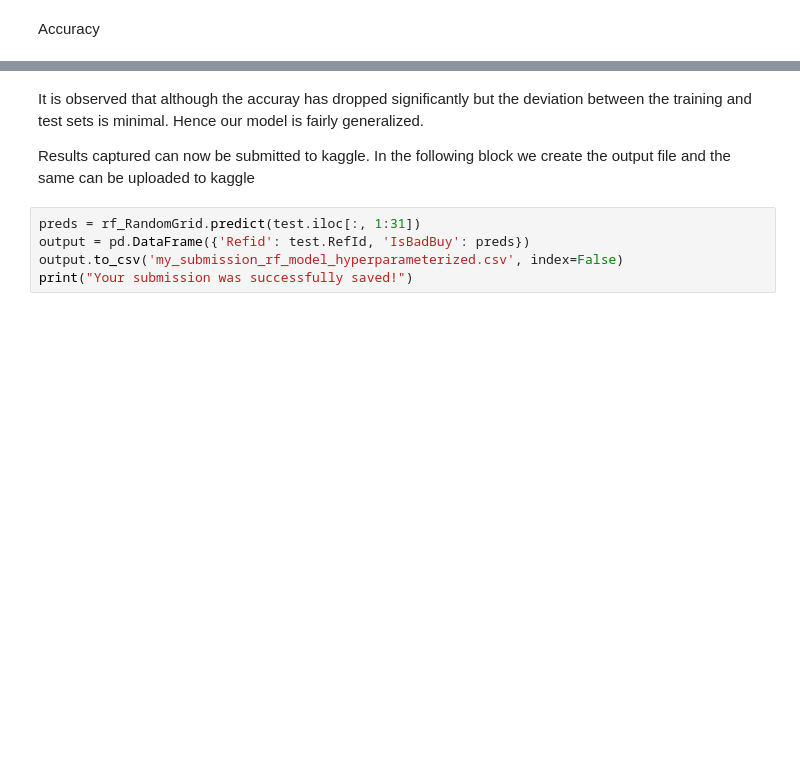
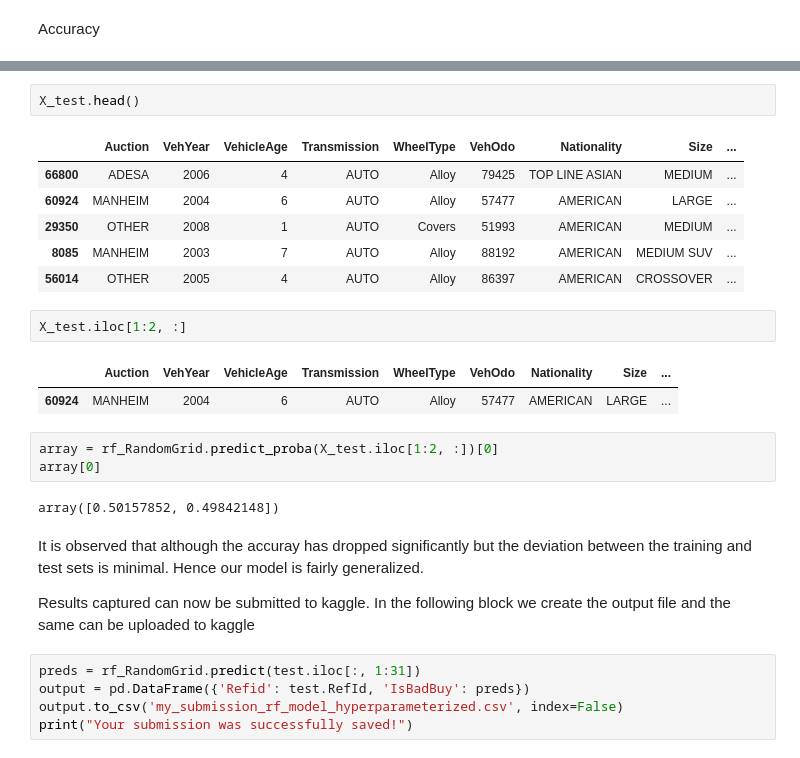
Before and after one commit to hargurjeet/MachineLearning, a Jupyter notebook: Used_Car_Quality_Detection.ipynb, the cells around one changed output, grey strips where cells are left out. Drawn from its saved outputs; the diff is of its cells as text; blank space fills up the shorter version.

Commit message:
prediction complete...formatting in progress

```diff
--- a/Used_Car_Quality_Detection.ipynb
+++ b/Used_Car_Quality_Detection.ipynb
@@ -393,3 +514,22 @@ Test : 0.688
+# %%
+X_test.head()
+# %% [output]
+|  | Auction | VehYear | VehicleAge | Transmission | WheelType | VehOdo | Nationality | Size | ... |
+| 66800 | ADESA | 2006 | 4 | AUTO | Alloy | 79425 | TOP LINE ASIAN | MEDIUM | ... |
+| 60924 | MANHEIM | 2004 | 6 | AUTO | Alloy | 57477 | AMERICAN | LARGE | ... |
+| 29350 | OTHER | 2008 | 1 | AUTO | Covers | 51993 | AMERICAN | MEDIUM | ... |
+| 8085 | MANHEIM | 2003 | 7 | AUTO | Alloy | 88192 | AMERICAN | MEDIUM SUV | ... |
+| 56014 | OTHER | 2005 | 4 | AUTO | Alloy | 86397 | AMERICAN | CROSSOVER | ... |
+# %%
+X_test.iloc[1:2, :]
+# %% [output]
+|  | Auction | VehYear | VehicleAge | Transmission | WheelType | VehOdo | Nationality | Size | ... |
+| 60924 | MANHEIM | 2004 | 6 | AUTO | Alloy | 57477 | AMERICAN | LARGE | ... |
+# %%
+array = rf_RandomGrid.predict_proba(X_test.iloc[1:2, :])[0]
+array[0]
+# %% [output]
+array([0.50157852, 0.49842148])
 # %% [markdown]
 It is observed that although the accuray has dropped significantly but the deviation between the training and test sets is minimal. Hence our model is fairly generalized.
 
```
Also changed, not shown: parts of 28 cells of this notebook.
